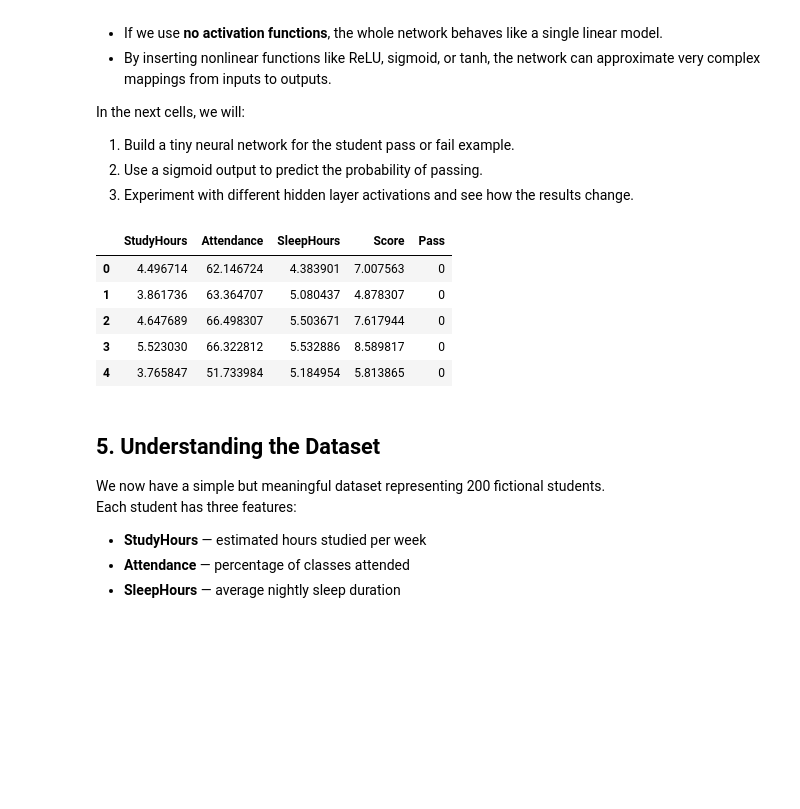
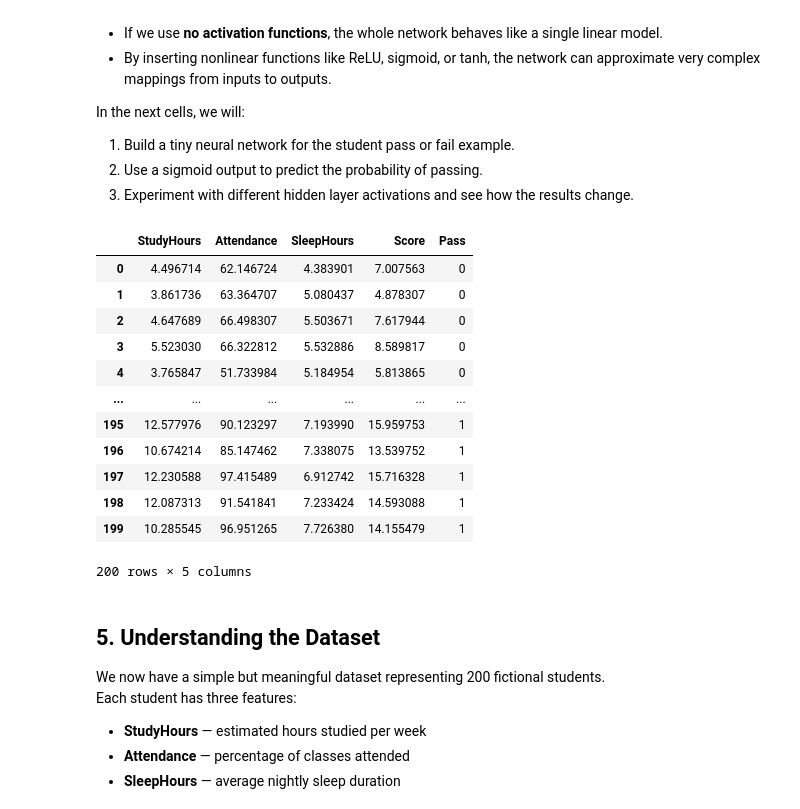
Before and after one commit to WilliamPourmajidi/machine-learning, a Jupyter notebook: Module-8/Neural-Networks.ipynb, the cells around one changed output. Saved outputs shown, nothing was run; the diff lists cells and outputs as text; code cells hidden in the pictures; blank space fills up the shorter version.

```diff
--- a/Module-8/Neural-Networks.ipynb
+++ b/Module-8/Neural-Networks.ipynb
@@ -280,34 +280,41 @@ base_score = (
 # Nonlinear bonus: high study *and* high attendance
 bonus = np.where((study_hours > 8) & (attendance > 85), 3.0, 0.0)
 
 score = base_score + bonus
 
 # Add some noise so the boundary is not perfectly sharp
 score += np.random.normal(loc=0.0, scale=1.2, size=n_students)
 
 # 3) Choose a threshold based on the data distribution (ensures mix of 0 and 1)
 # Here we use about the 60th percentile: ~40% fail, ~60% pass.
 threshold = np.percentile(score, 60)
 
 labels = (score > threshold).astype(int)  # 1 = Pass, 0 = Fail
 
 # 4) Build DataFrame
 df = pd.DataFrame({
     "StudyHours":  study_hours,
     "Attendance":  attendance,
     "SleepHours":  sleep_hours,
     "Score":       score,   # optional, could help explanation
     "Pass":        labels
 })
 
-df.head()
+df
 # %% [output]
 |  | StudyHours | Attendance | SleepHours | Score | Pass |
 | 0 | 4.496714 | 62.146724 | 4.383901 | 7.007563 | 0 |
 | 1 | 3.861736 | 63.364707 | 5.080437 | 4.878307 | 0 |
 | 2 | 4.647689 | 66.498307 | 5.503671 | 7.617944 | 0 |
 | 3 | 5.523030 | 66.322812 | 5.532886 | 8.589817 | 0 |
 | 4 | 3.765847 | 51.733984 | 5.184954 | 5.813865 | 0 |
+| ... | ... | ... | ... | ... | ... |
+| 195 | 12.577976 | 90.123297 | 7.193990 | 15.959753 | 1 |
+| 196 | 10.674214 | 85.147462 | 7.338075 | 13.539752 | 1 |
+| 197 | 12.230588 | 97.415489 | 6.912742 | 15.716328 | 1 |
+| 198 | 12.087313 | 91.541841 | 7.233424 | 14.593088 | 1 |
+| 199 | 10.285545 | 96.951265 | 7.726380 | 14.155479 | 1 |
+200 rows × 5 columns
 # %% [markdown]
 ## 5. Understanding the Dataset
 
```
